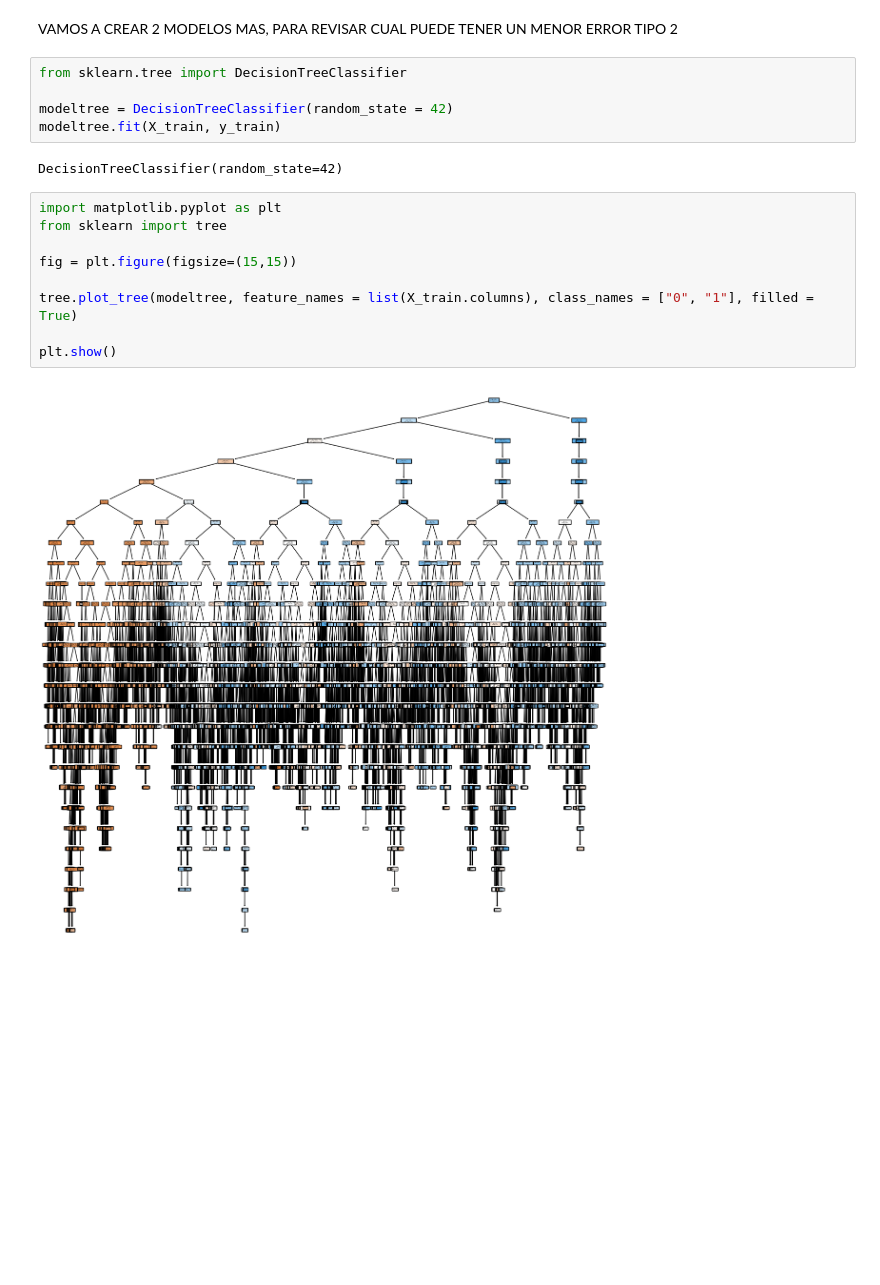
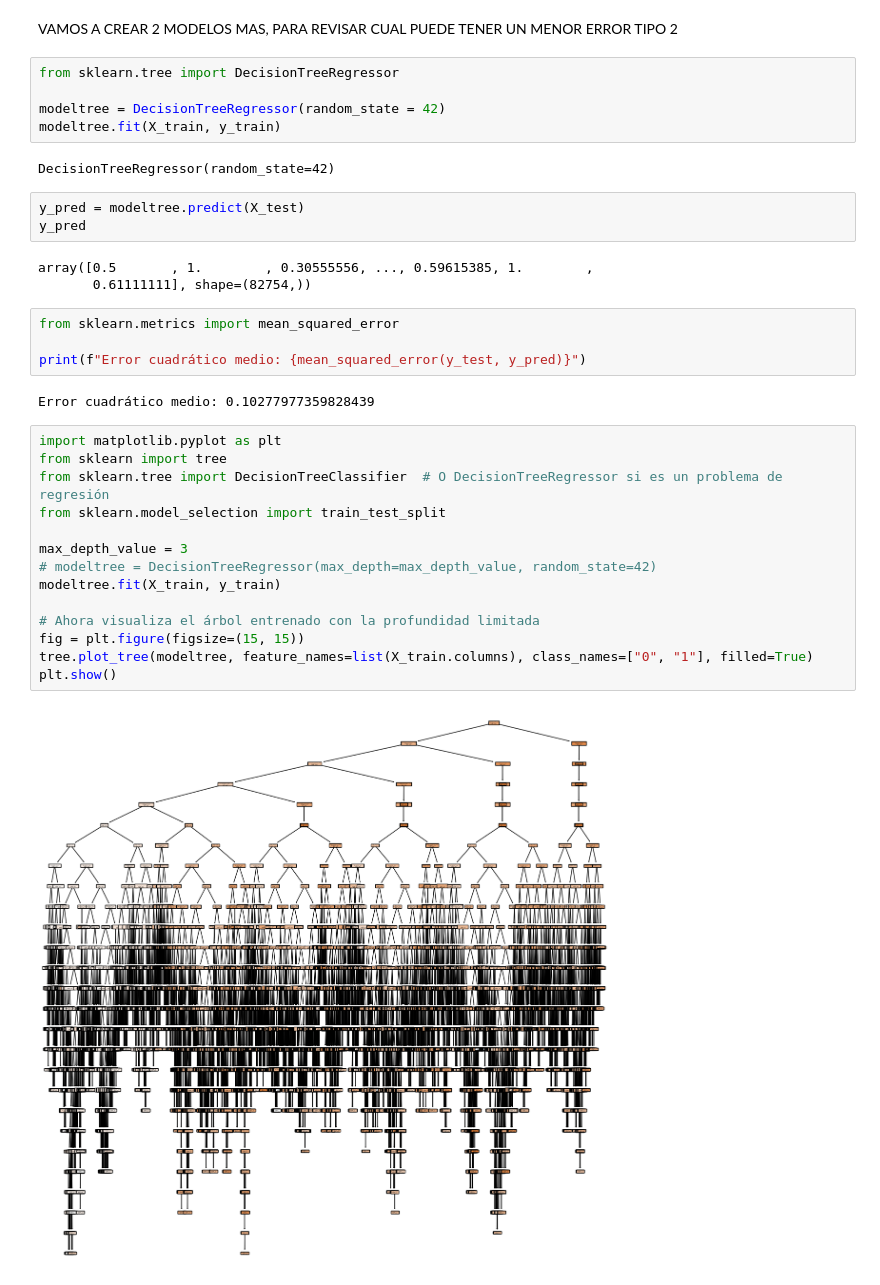
Before and after one commit to Valenfrc/Salud-mental-fase2, a Jupyter notebook: src/explore.ipynb, the cells around one changed output. Cells and saved outputs as stored; diff of their text form; blank space fills up the shorter version.

```diff
--- a/src/explore.ipynb
+++ b/src/explore.ipynb
@@ -735,20 +735,37 @@ EL MEJOR MODELO ES EL QUE TENGA EL EFRROR TIPO 2
 # %% [markdown]
 VAMOS A CREAR 2 MODELOS MAS, PARA REVISAR CUAL PUEDE TENER UN MENOR ERROR TIPO 2
 # %%
-from sklearn.tree import DecisionTreeClassifier
+from sklearn.tree import DecisionTreeRegressor
 
-modeltree = DecisionTreeClassifier(random_state = 42)
+modeltree = DecisionTreeRegressor(random_state = 42)
 modeltree.fit(X_train, y_train)
 # %% [output]
-DecisionTreeClassifier(random_state=42)
+DecisionTreeRegressor(random_state=42)
+# %%
+y_pred = modeltree.predict(X_test)
+y_pred
+# %% [output]
+array([0.5       , 1.        , 0.30555556, ..., 0.59615385, 1.        ,
+       0.61111111], shape=(82754,))
+# %%
+from sklearn.metrics import mean_squared_error
+
+print(f"Error cuadrático medio: {mean_squared_error(y_test, y_pred)}")
+# %% [output]
+Error cuadrático medio: 0.10277977359828439
 # %%
 import matplotlib.pyplot as plt
 from sklearn import tree
+from sklearn.tree import DecisionTreeClassifier  # O DecisionTreeRegressor si es un problema de regresión
+from sklearn.model_selection import train_test_split
 
-fig = plt.figure(figsize=(15,15))
+max_depth_value = 3
+# modeltree = DecisionTreeRegressor(max_depth=max_depth_value, random_state=42)
+modeltree.fit(X_train, y_train)
 
-tree.plot_tree(modeltree, feature_names = list(X_train.columns), class_names = ["0", "1"], filled = True)
-
+# Ahora visualiza el árbol entrenado con la profundidad limitada
+fig = plt.figure(figsize=(15, 15))
+tree.plot_tree(modeltree, feature_names=list(X_train.columns), class_names=["0", "1"], filled=True)
 plt.show()
 # %% [output]
-[figure, old version]
+[figure, new version]
```
Also changed, not shown: parts of 4 cells of this notebook, 1 other file.
